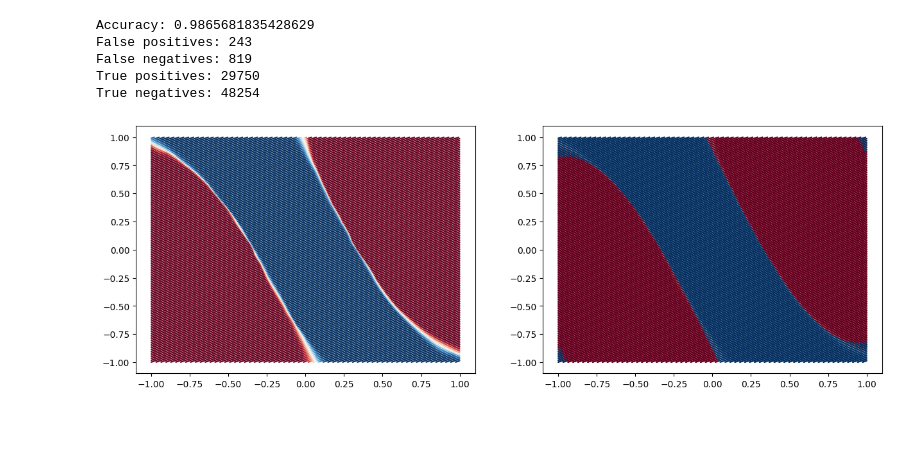
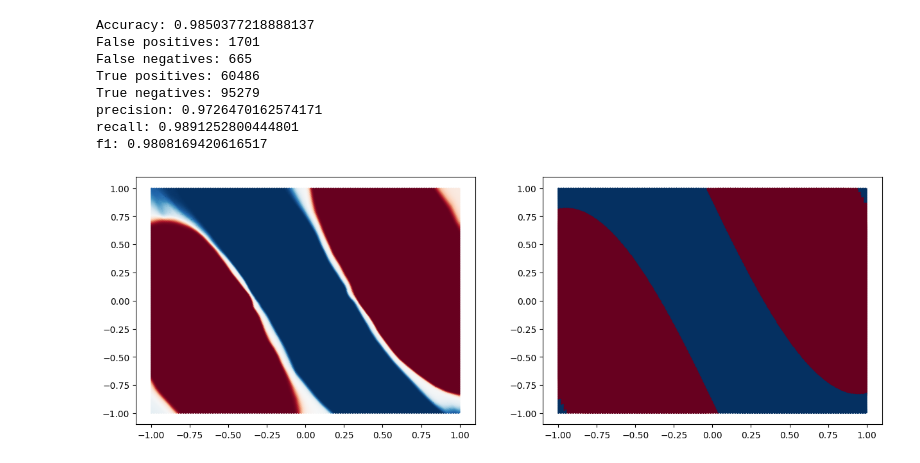
Before and after one commit to dhruvmetha/arcmg, a Jupyter notebook: presentation.ipynb, the cells around one changed output. Drawn from its saved outputs; the diff is of its cells as text; code cells hidden in the pictures; blank space fills up the shorter version.

Commit message:
one config file to run all models and major cleanup

```diff
--- a/presentation.ipynb
+++ b/presentation.ipynb
@@ -23,0 +53,16 @@ plt.scatter(data[:, 0], data[:, 1], c=data[:, 2], cmap='RdBu', s=0.3)
+# %%
+raw_data = []
+classifier_out = []
+prob_out = []
+pbar = tqdm(dataloader, desc="Processing dataset")
+for i, (raw_inp, inp, label) in enumerate(pbar):
+    inp = inp.to(probability_trainer.device)
+    with torch.no_grad():
+        output = model(inp)
+    raw_data.append(raw_inp.numpy())
+    classifier_out.append(inp[:, -3:].cpu().numpy())
+    prob_out.append(torch.softmax(output, dim=1).squeeze(0).cpu().numpy())
+# %%
+raw_data = np.concatenate(raw_data, axis=0)
+classifier_out = np.concatenate(classifier_out, axis=0)
+prob_out = np.concatenate(prob_out, axis=0)
@@ -53,29 +156,48 @@ True negatives: 23234
 # %%
+total_prob = classifier_out[:, 0] + classifier_out[:, 1] + classifier_out[:, 2]
+
+norm_probs = {
+    i: classifier_out[:, i] / total_prob for i in range(3)
+}
+
+norm_probs[1] += norm_probs[2]
+
 fig, ax = plt.subplots(1, 2, figsize=(15, 5))
-ax[0].scatter(raw_data[:, 0], raw_data[:, 1], c=prob_out[:, 0], cmap='RdBu', s=0.3)
-
-ax[1].scatter(raw_data[:, 0], raw_data[:, 1], c=prob_out[:, 0], cmap='RdBu', s=0.3)
+ax[0].scatter(raw_data[:, 0], raw_data[:, 1], c=norm_probs[0], cmap='RdBu', s=0.3)
+ax[1].scatter(raw_data[:, 0], raw_data[:, 1], c=norm_probs[0], cmap='RdBu', s=0.3)
 ax[1].scatter(raw_data[:, 0], raw_data[:, 1], c=data[:, 2], cmap='RdBu', s=0.3)
 
+
 # accuracy
-accuracy = ((prob_out[:, 0] > 0.5)== data[:, 2]).mean()
+accuracy = ((norm_probs[0] > 0.5)== data[:, 2]).mean()
 print(f'Accuracy: {accuracy}')
 
 # generate false positives, false negatives, true positives, true negatives and plot the matrix
-false_positives = np.logical_and(prob_out[:, 0] > 0.5, data[:, 2] == 0)
-false_negatives = np.logical_and(prob_out[:, 0] < 0.5, data[:, 2] == 1)
-true_positives = np.logical_and(prob_out[:, 0] > 0.5, data[:, 2] == 1)
-true_negatives = np.logical_and(prob_out[:, 0] < 0.5, data[:, 2] == 0)
+false_positives = np.logical_and(norm_probs[0] > 0.5, data[:, 2] == 0)
+false_negatives = np.logical_and(norm_probs[0] < 0.5, data[:, 2] == 1)
+true_positives = np.logical_and(norm_probs[0] > 0.5, data[:, 2] == 1)
+true_negatives = np.logical_and(norm_probs[0] < 0.5, data[:, 2] == 0)
 
 
 print(f'False positives: {false_positives.sum()}')
 print(f'False negatives: {false_negatives.sum()}')
 print(f'True positives: {true_positives.sum()}')
 print(f'True negatives: {true_negatives.sum()}')
+
+precision = true_positives.sum() / (true_positives.sum() + false_positives.sum())
+recall = true_positives.sum() / (true_positives.sum() + false_negatives.sum())
+f1 = 2 * precision * recall / (precision + recall)
+
+print(f'precision: {precision}')
+print(f'recall: {recall}')
+print(f'f1: {f1}')
 # %% [output]
-Accuracy: 0.9865681835428629
-False positives: 243
-False negatives: 819
-True positives: 29750
-True negatives: 48254
+Accuracy: 0.9850377218888137
+False positives: 1701
+False negatives: 665
+True positives: 60486
+True negatives: 95279
+precision: 0.9726470162574171
+recall: 0.9891252800444801
+f1: 0.9808169420616517
-[figure, old version]
+[figure, new version]
```
Also changed, not shown: parts of 7 cells of this notebook, 32 other files.
